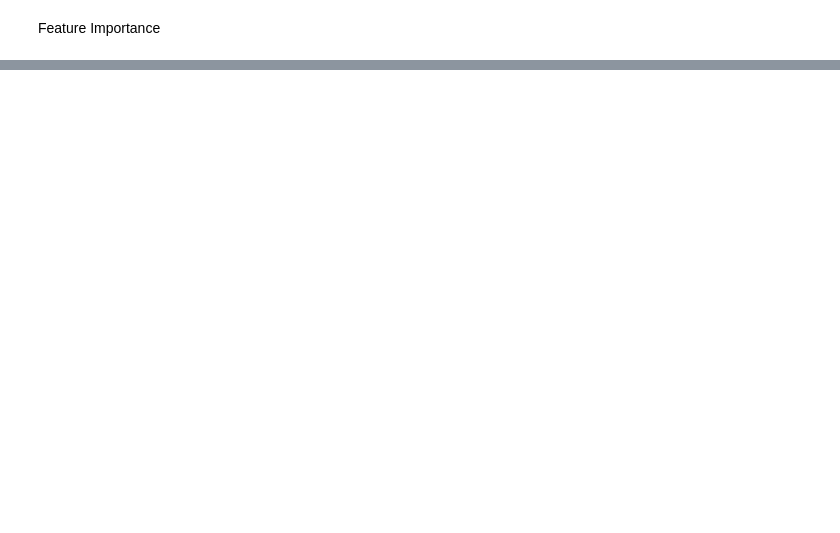
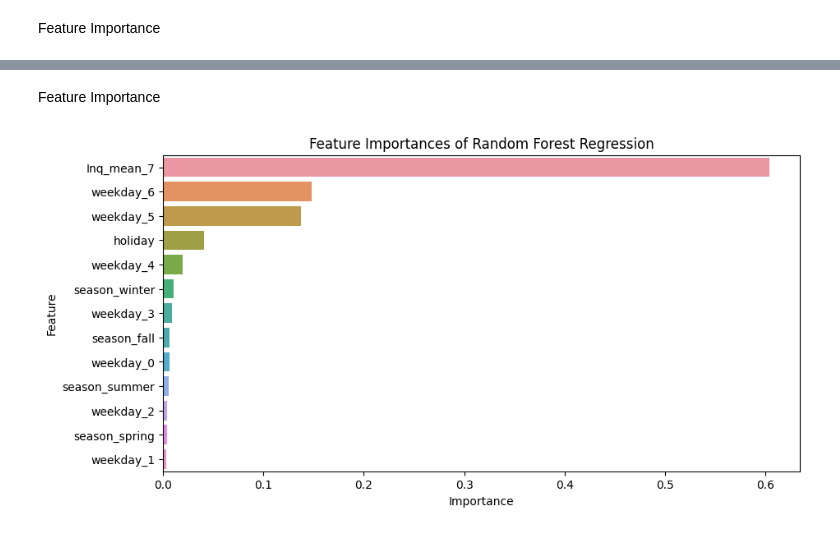
Before and after one commit to napolion2000/Call-Count-Forecasting, a Jupyter notebook: 05-Clustering/02_ClusterPredictions.ipynb, the cells around one changed output, grey strips where cells are left out. Saved outputs shown, nothing was run; the diff lists cells and outputs as text; code cells hidden in the pictures; blank space fills up the shorter version.

```diff
--- a/05-Clustering/02_ClusterPredictions.ipynb
+++ b/05-Clustering/02_ClusterPredictions.ipynb
@@ -507,0 +739,23 @@ plt.show()
+# %% [markdown]
+Feature Importance
+# %%
+# Access the feature importances
+importances = best_rfr_cluster5.feature_importances_
+
+# Print the feature importances
+#print("Feature importances:", importances)
+
+# Create a dataframe with feature importances
+feature_importances = pd.DataFrame({'Feature': X_train.columns, 'Importance': importances})
+
+# Sort the feature importances in descending order
+feature_importances.sort_values(by='Importance', ascending=False, inplace=True)
+
+# Plot the feature importances using seaborn barplot
+sns.barplot(x=feature_importances['Importance'], y=feature_importances['Feature'])
+plt.xlabel('Importance')
+plt.ylabel('Feature')
+plt.title('Feature Importances of Random Forest Regression')
+plt.show()
+# %% [output]
+[figure, added]
```
Also changed, not shown: parts of 160 cells of this notebook.
